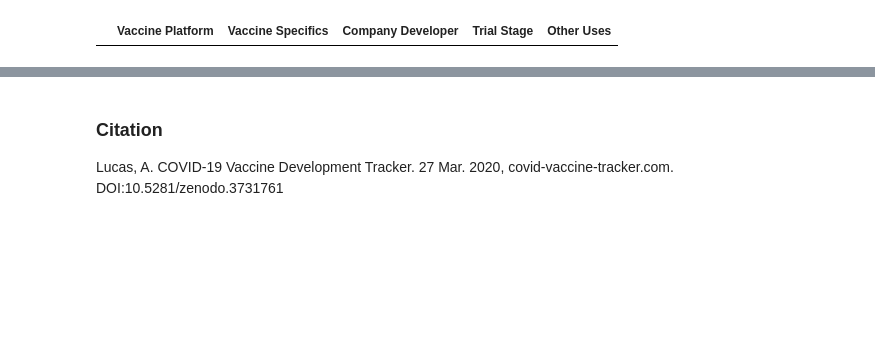
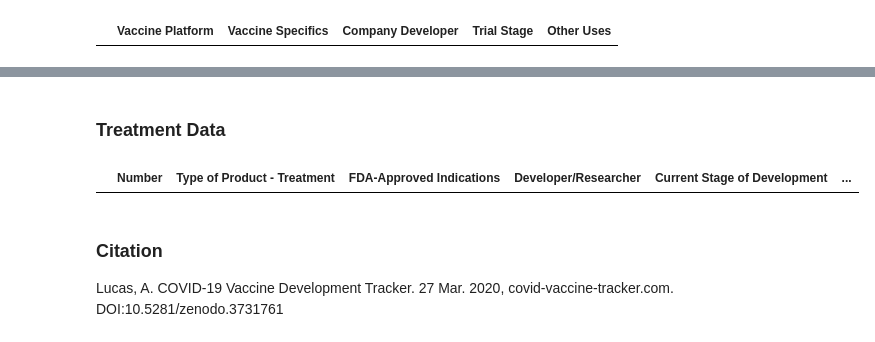
Before and after one commit to allucas/allucas.github.io, a Jupyter notebook: Notebooks/Index.ipynb, the cells around one changed output, grey strips where cells are left out. Drawn from its saved outputs; the diff is of its cells as text; code cells hidden in the pictures; blank space fills up the shorter version.

```diff
--- a/Notebooks/Index.ipynb
+++ b/Notebooks/Index.ipynb
@@ -209,3 +330,9 @@ df
+# %% [markdown]
+### Treatment Data
+# %%
+df_all
+# %% [output]
+|  | Number | Type of Product - Treatment | FDA-Approved Indications | Developer/Researcher | Current Stage of Development | ... |
 # %% [markdown]
 ### Citation
 
```
Also changed, not shown: parts of 15 cells of this notebook, 11 other files.
